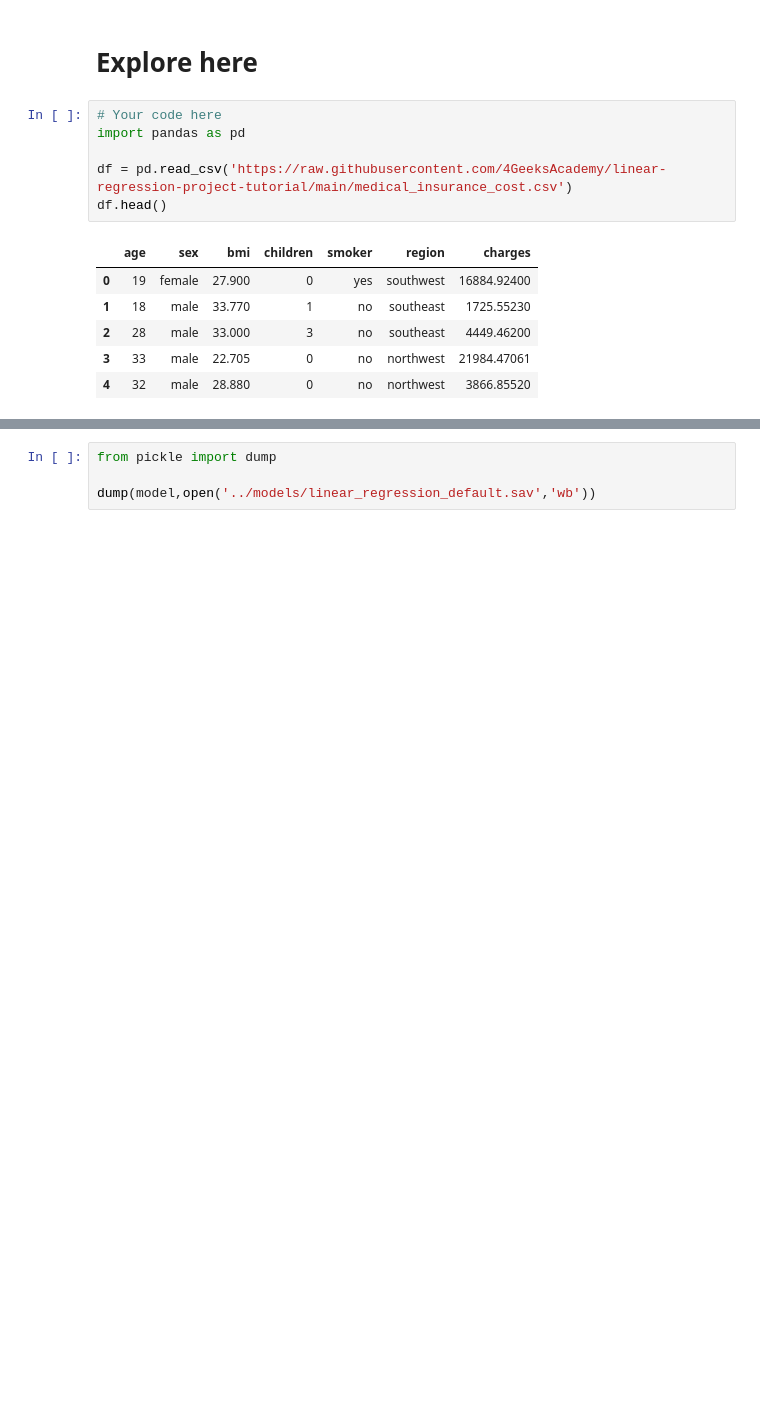
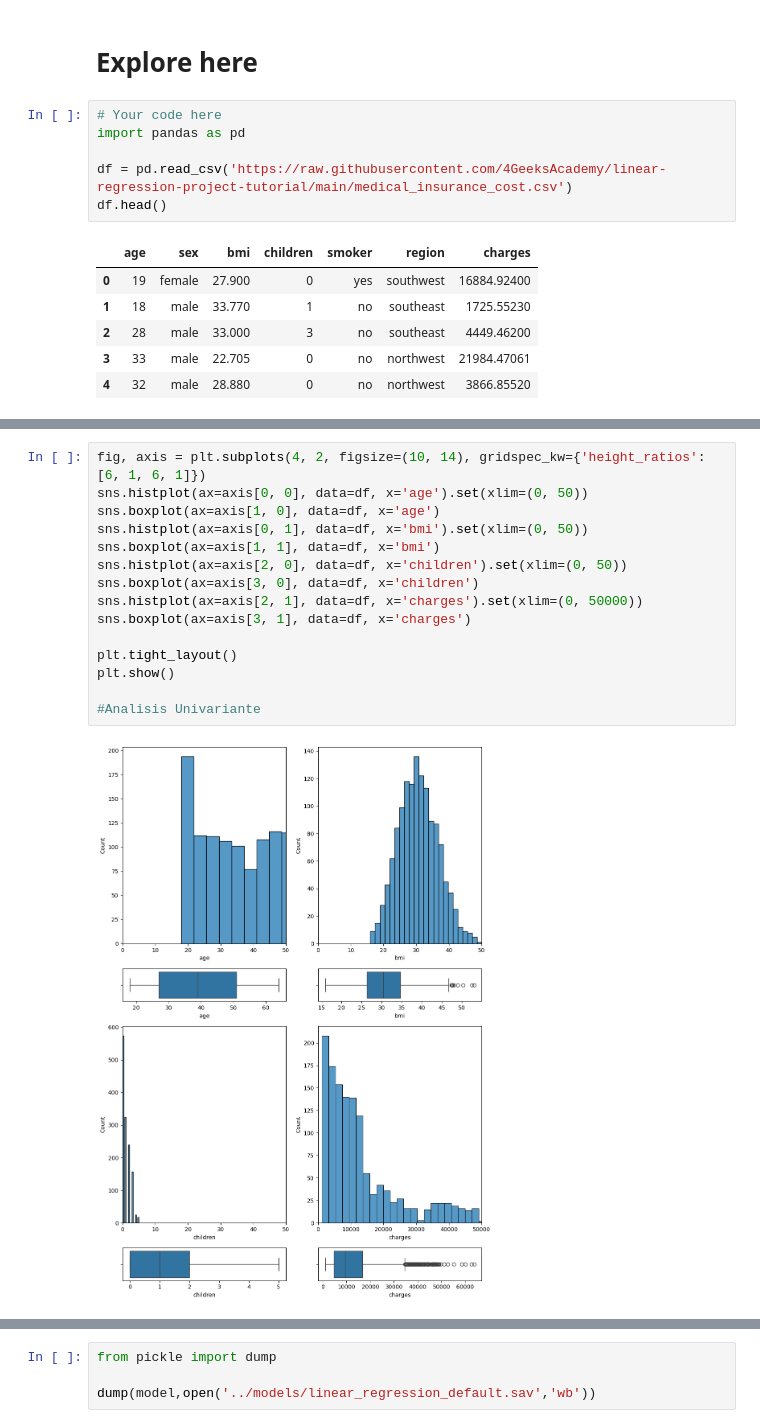
Before and after one commit to Fergo20011/regresion_lineal, a Jupyter notebook: src/explore.ipynb, the cells around one changed output, grey strips where cells are left out. Cells and saved outputs as stored; diff of their text form; blank space fills up the shorter version.

```diff
--- a/src/explore.ipynb
+++ b/src/explore.ipynb
@@ -32,0 +51,17 @@ df
+# %%
+fig, axis = plt.subplots(4, 2, figsize=(10, 14), gridspec_kw={'height_ratios': [6, 1, 6, 1]})
+sns.histplot(ax=axis[0, 0], data=df, x='age').set(xlim=(0, 50))
+sns.boxplot(ax=axis[1, 0], data=df, x='age')
+sns.histplot(ax=axis[0, 1], data=df, x='bmi').set(xlim=(0, 50))
+sns.boxplot(ax=axis[1, 1], data=df, x='bmi')
+sns.histplot(ax=axis[2, 0], data=df, x='children').set(xlim=(0, 50))
+sns.boxplot(ax=axis[3, 0], data=df, x='children')
+sns.histplot(ax=axis[2, 1], data=df, x='charges').set(xlim=(0, 50000))
+sns.boxplot(ax=axis[3, 1], data=df, x='charges')
+
+plt.tight_layout()
+plt.show()
+
+#Analisis Univariante
+# %% [output]
+[figure, added]
```
Also changed, not shown: parts of 21 cells of this notebook, 3 other files.
